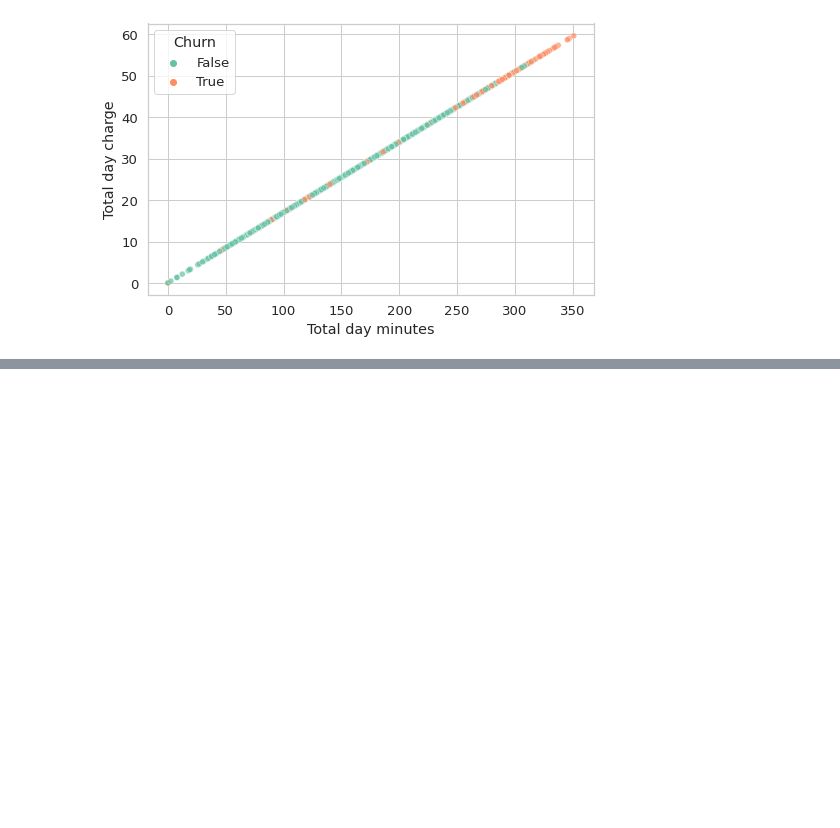
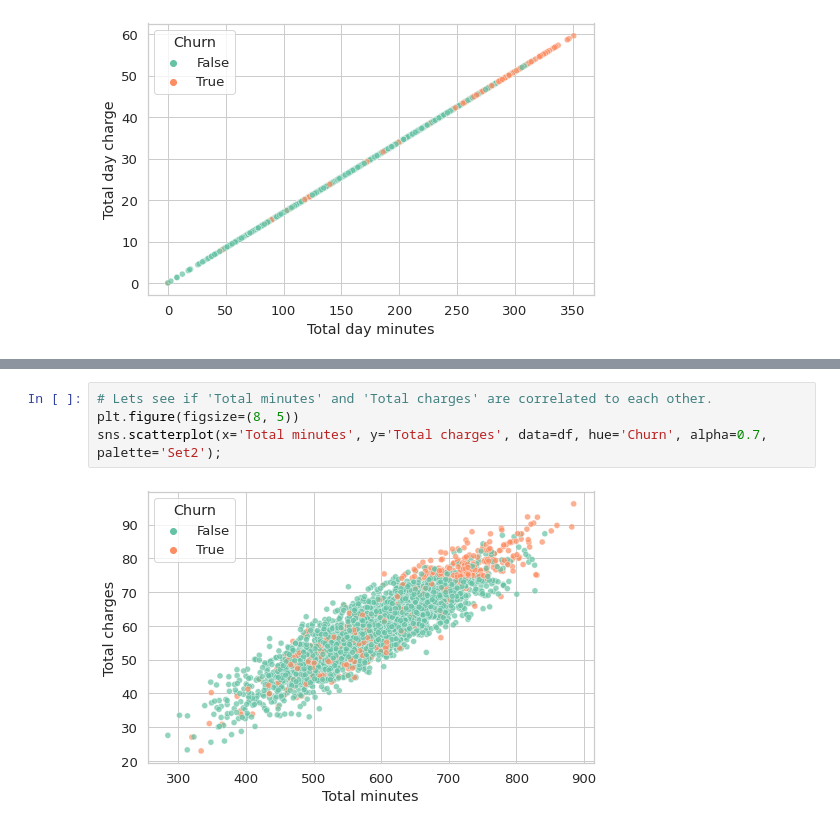
Before and after one commit to GhostML/Telecom-Churn-EDA, a Jupyter notebook: Telecom_Churn_Analysis_Capstone_Project.ipynb, the cells around one changed output, grey strips where cells are left out. Drawn from its saved outputs; the diff is of its cells as text; blank space fills up the shorter version.

```diff
--- a/Telecom_Churn_Analysis_Capstone_Project.ipynb
+++ b/Telecom_Churn_Analysis_Capstone_Project.ipynb
@@ -325,0 +363,6 @@ sns.scatterplot(x='Total day minutes', y='Total day charge', data=df, hue='Churn
+# %%
+# Lets see if 'Total minutes' and 'Total charges' are correlated to each other.
+plt.figure(figsize=(8, 5))
+sns.scatterplot(x='Total minutes', y='Total charges', data=df, hue='Churn', alpha=0.7, palette='Set2');
+# %% [output]
+[figure, added]
```
Also changed, not shown: parts of 18 cells of this notebook.
